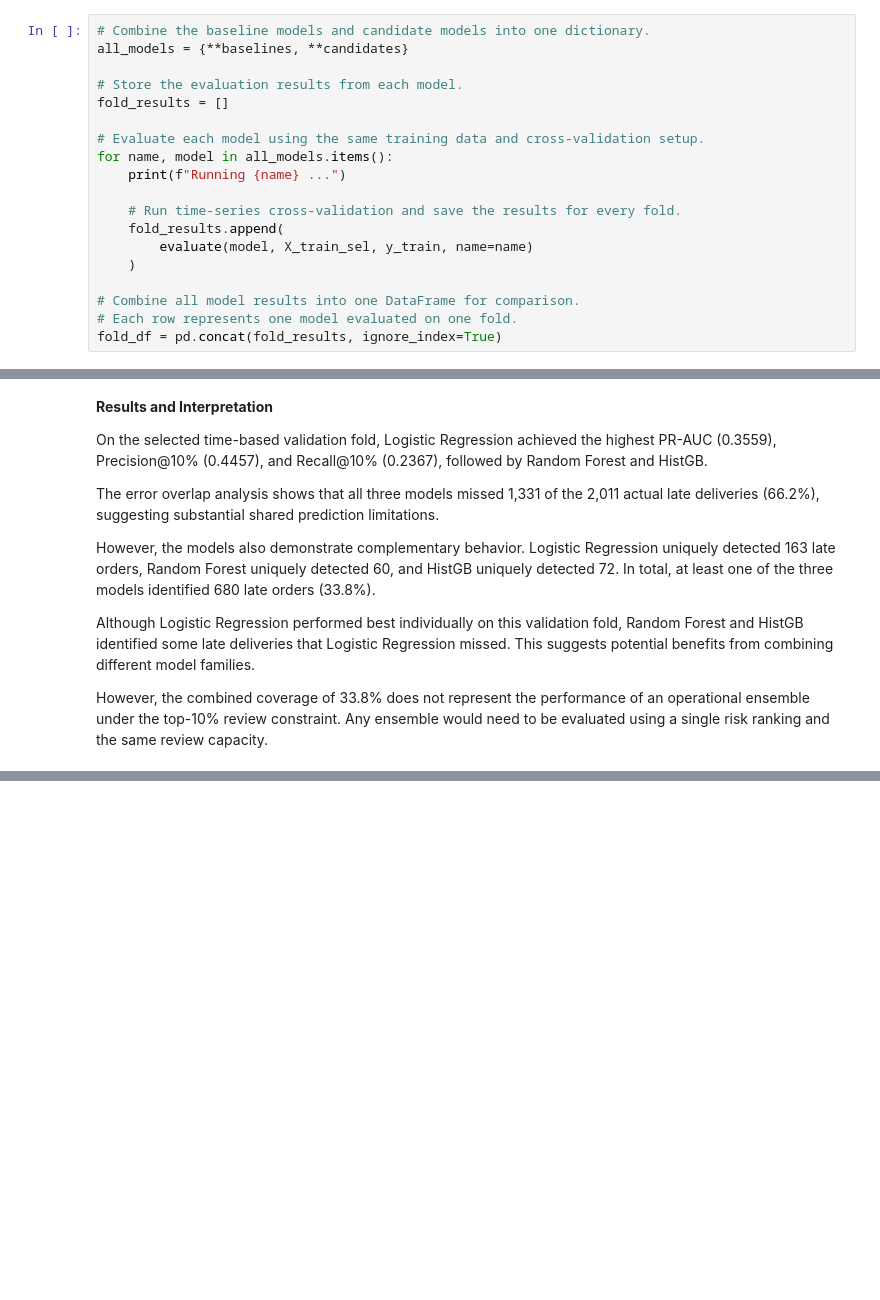
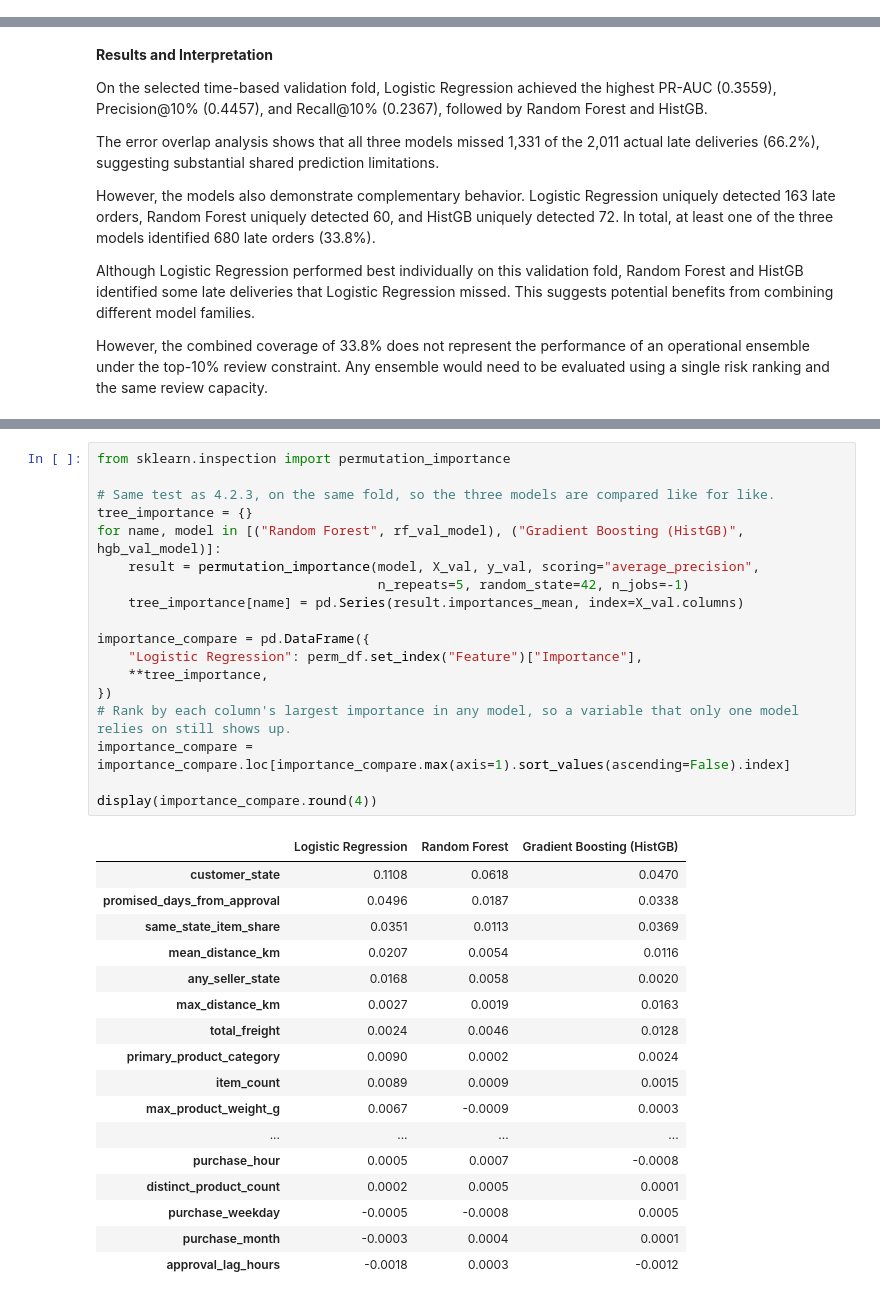
Before and after one commit to JustJay7/olist-late-delivery, a Jupyter notebook: notebooks/04b_interpretation_and_errors.ipynb, the cells around one changed output, grey strips where cells are left out. Saved outputs shown, nothing was run; the diff lists cells and outputs as text; blank space fills up the shorter version.

```diff
--- a/notebooks/04b_interpretation_and_errors.ipynb
+++ b/notebooks/04b_interpretation_and_errors.ipynb
@@ -532,19 +188,0 @@ Next, we run all baseline and candidate models through the same cross-validation
-# %%
-# Combine the baseline models and candidate models into one dictionary.
-all_models = {**baselines, **candidates}
-
-# Store the evaluation results from each model.
-fold_results = []
-
-# Evaluate each model using the same training data and cross-validation setup.
-for name, model in all_models.items():
-    print(f"Running {name} ...")
-
-    # Run time-series cross-validation and save the results for every fold.
-    fold_results.append(
-        evaluate(model, X_train_sel, y_train, name=name)
-    )
-
-# Combine all model results into one DataFrame for comparison.
-# Each row represents one model evaluated on one fold.
-fold_df = pd.concat(fold_results, ignore_index=True)
@@ -1300,0 +819,36 @@ However, the combined coverage of 33.8% does not represent the performance of an
+# %%
+from sklearn.inspection import permutation_importance
+
+# Same test as 4.2.3, on the same fold, so the three models are compared like for like.
+tree_importance = {}
+for name, model in [("Random Forest", rf_val_model), ("Gradient Boosting (HistGB)", hgb_val_model)]:
+    result = permutation_importance(model, X_val, y_val, scoring="average_precision",
+                                    n_repeats=5, random_state=42, n_jobs=-1)
+    tree_importance[name] = pd.Series(result.importances_mean, index=X_val.columns)
+
+importance_compare = pd.DataFrame({
+    "Logistic Regression": perm_df.set_index("Feature")["Importance"],
+    **tree_importance,
+})
+# Rank by each column's largest importance in any model, so a variable that only one model relies on still shows up.
+importance_compare = importance_compare.loc[importance_compare.max(axis=1).sort_values(ascending=False).index]
+
+display(importance_compare.round(4))
+# %% [output]
+|  | Logistic Regression | Random Forest | Gradient Boosting (HistGB) |
+| customer_state | 0.1108 | 0.0618 | 0.0470 |
+| promised_days_from_approval | 0.0496 | 0.0187 | 0.0338 |
+| same_state_item_share | 0.0351 | 0.0113 | 0.0369 |
+| mean_distance_km | 0.0207 | 0.0054 | 0.0116 |
+| any_seller_state | 0.0168 | 0.0058 | 0.0020 |
+| max_distance_km | 0.0027 | 0.0019 | 0.0163 |
+| total_freight | 0.0024 | 0.0046 | 0.0128 |
+| primary_product_category | 0.0090 | 0.0002 | 0.0024 |
+| item_count | 0.0089 | 0.0009 | 0.0015 |
+| max_product_weight_g | 0.0067 | -0.0009 | 0.0003 |
+| ... | ... | ... | ... |
+| purchase_hour | 0.0005 | 0.0007 | -0.0008 |
+| distinct_product_count | 0.0002 | 0.0005 | 0.0001 |
+| purchase_weekday | -0.0005 | -0.0008 | 0.0005 |
+| purchase_month | -0.0003 | 0.0004 | 0.0001 |
+| approval_lag_hours | -0.0018 | 0.0003 | -0.0012 |
```
Also changed, not shown: parts of 42 cells of this notebook, 32 other files.
